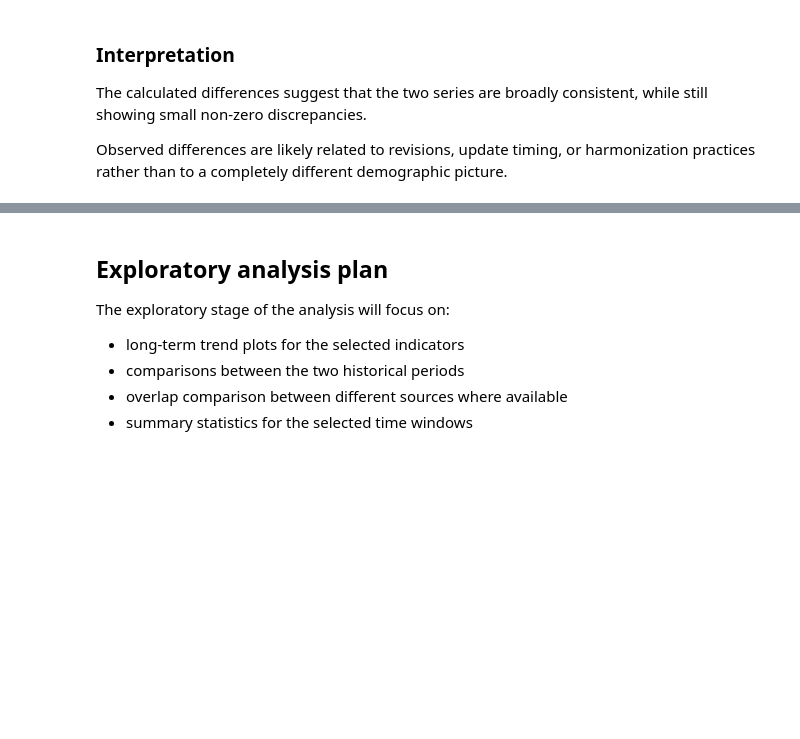
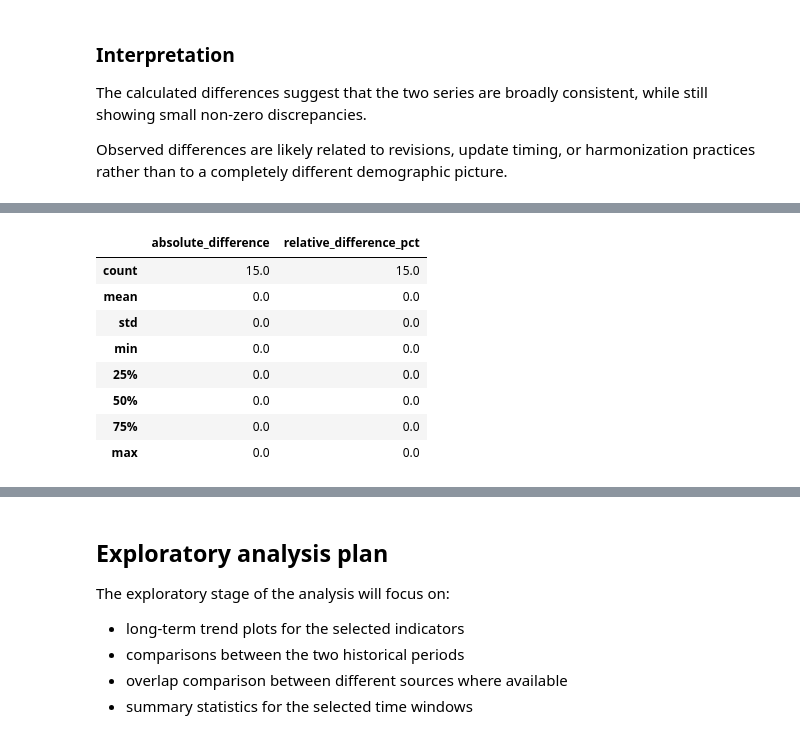
Before and after one commit to AleksM654/bulgaria-before-after-1989, a Jupyter notebook: notebooks/02_final_project_analysis.ipynb, the cells around one changed output, grey strips where cells are left out. Saved outputs shown, nothing was run; the diff lists cells and outputs as text; code cells hidden in the pictures; blank space fills up the shorter version.

```diff
--- a/notebooks/bulgaria_before_after_1989_analysis.ipynb
+++ b/notebooks/02_final_project_analysis.ipynb
@@ -184,0 +260,10 @@ Observed differences are likely related to revisions, update timing, or harmoniz
+# %%
+# load the cleaned World Bank and Eurostat fertility tables prepared in the first notebook
+
+wb_fertility_clean_path = processed_data_dir / "wb_fertility_clean.csv"
+fertility_eurostat_clean_path = processed_data_dir / "fertility_eurostat_clean.csv"
+
+wb_fertility = pd.read_csv(wb_fertility_clean_path)
+fertility_eurostat_clean = pd.read_csv(fertility_eurostat_clean_path)
+
+wb_fertility.head(), fertility_eurostat_clean.head()
@@ -184,0 +289,31 @@ Observed differences are likely related to revisions, update timing, or harmoniz
+# %%
+# compare the World Bank and Eurostat fertility series over overlapping years
+
+fertility_comparison = pd.merge(
+    wb_fertility,
+    fertility_eurostat_clean,
+    on="year",
+    how="inner"
+)
+
+fertility_comparison["absolute_difference"] = (
+    fertility_comparison["fertility_rate_wb"]
+    - fertility_comparison["fertility_rate_eurostat"]
+)
+
+fertility_comparison["relative_difference_pct"] = (
+    fertility_comparison["absolute_difference"]
+    / fertility_comparison["fertility_rate_eurostat"]
+) * 100
+
+fertility_comparison[["absolute_difference", "relative_difference_pct"]].describe()
+# %% [output]
+|  | absolute_difference | relative_difference_pct |
+| count | 15.0 | 15.0 |
+| mean | 0.0 | 0.0 |
+| std | 0.0 | 0.0 |
+| min | 0.0 | 0.0 |
+| 25% | 0.0 | 0.0 |
+| 50% | 0.0 | 0.0 |
+| 75% | 0.0 | 0.0 |
+| max | 0.0 | 0.0 |
```
Also changed, not shown: parts of 14 cells of this notebook, 3 other files.
